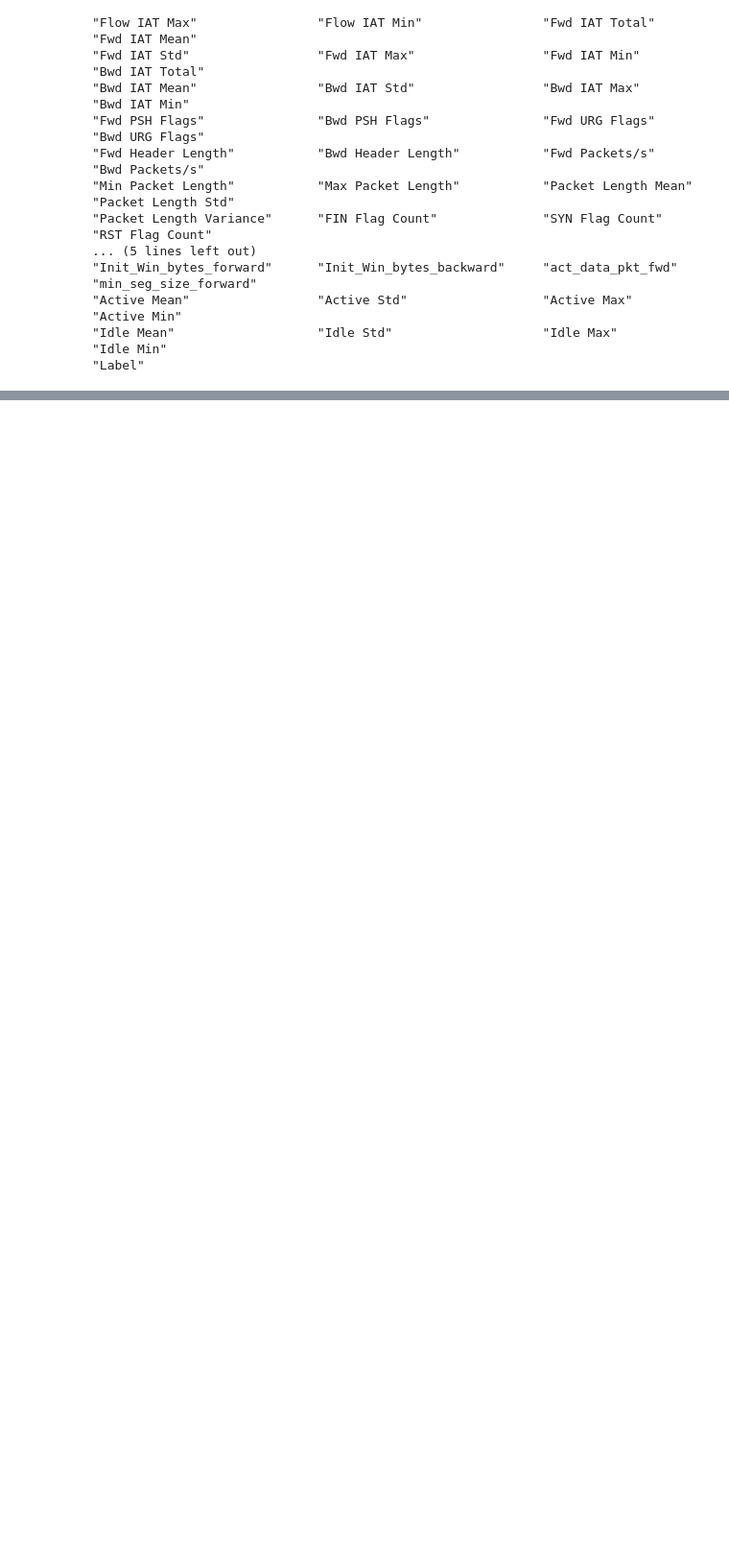
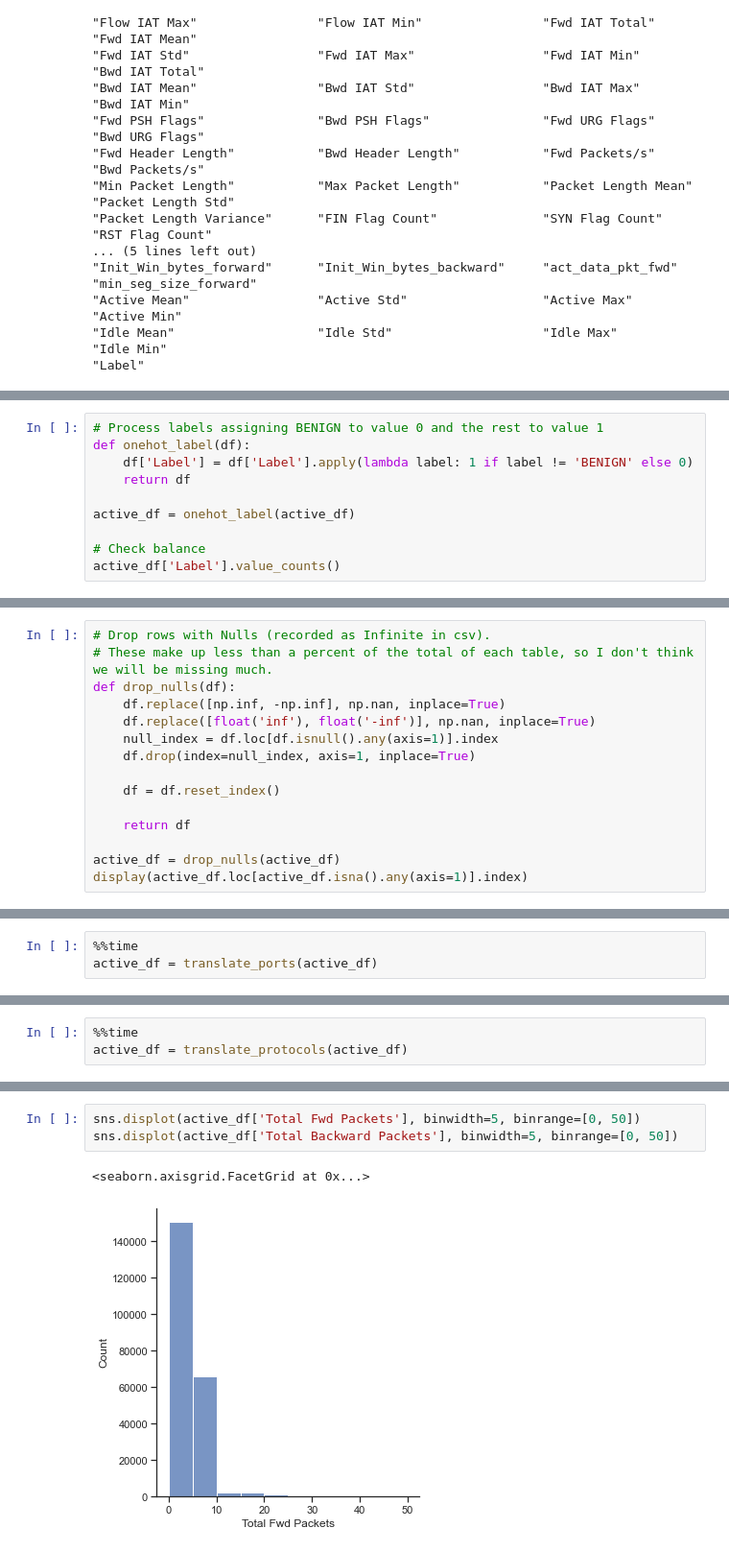
Before and after one commit to WillMc93/EN.705.601, a Jupyter notebook: McElhenney-Assign10.ipynb, the cells around one changed output, grey strips where cells are left out. Shown at 96% size. Saved outputs shown, nothing was run; the diff lists cells and outputs as text; blank space fills up the shorter version.

```diff
--- a/McElhenney-Assign10.ipynb
+++ b/McElhenney-Assign10.ipynb
@@ -230,0 +254,10 @@ ValueError: autodetected range of [-12000000.0, inf] is not finite
+# %%
+# Process labels assigning BENIGN to value 0 and the rest to value 1
+def onehot_label(df):
+    df['Label'] = df['Label'].apply(lambda label: 1 if label != 'BENIGN' else 0)
+    return df
+
+active_df = onehot_label(active_df)
+
+# Check balance
+active_df['Label'].value_counts()
@@ -230,0 +268,15 @@ ValueError: autodetected range of [-12000000.0, inf] is not finite
+# %%
+# Drop rows with Nulls (recorded as Infinite in csv).
+# These make up less than a percent of the total of each table, so I don't think we will be missing much.
+def drop_nulls(df):
+    df.replace([np.inf, -np.inf], np.nan, inplace=True)
+    df.replace([float('inf'), float('-inf')], np.nan, inplace=True)
+    null_index = df.loc[df.isnull().any(axis=1)].index
+    df.drop(index=null_index, axis=1, inplace=True)
+
+    df = df.reset_index()
+
+    return df
+
+active_df = drop_nulls(active_df)
+display(active_df.loc[active_df.isna().any(axis=1)].index)
@@ -230,0 +380,3 @@ ValueError: autodetected range of [-12000000.0, inf] is not finite
+# %%
+%%time
+active_df = translate_ports(active_df)
@@ -230,0 +385,3 @@ ValueError: autodetected range of [-12000000.0, inf] is not finite
+# %%
+%%time
+active_df = translate_protocols(active_df)
@@ -230,0 +423,6 @@ ValueError: autodetected range of [-12000000.0, inf] is not finite
+# %%
+sns.displot(active_df['Total Fwd Packets'], binwidth=5, binrange=[0, 50])
+sns.displot(active_df['Total Backward Packets'], binwidth=5, binrange=[0, 50])
+# %% [output]
+<seaborn.axisgrid.FacetGrid at 0x...>
+[figure, added]
```
Also changed, not shown: parts of 38 cells of this notebook, 1 other file.
